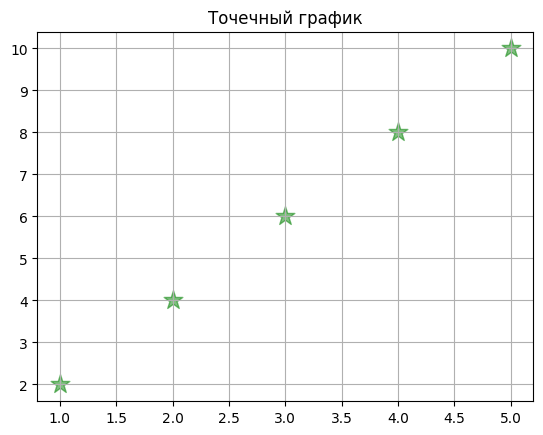
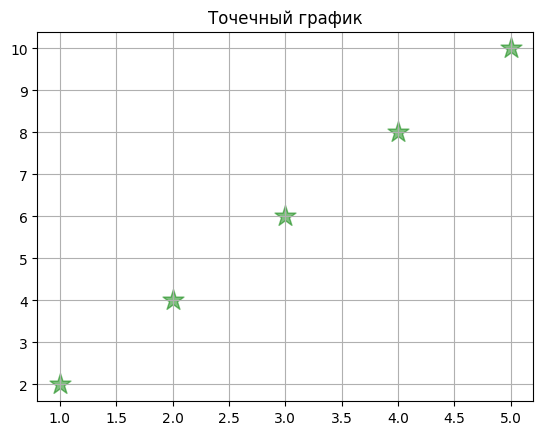
Unified diff of the notebook cell whose output changed from the first chart to the second:
--- before
+++ after
@@ -1,3 +1,3 @@
-plt.scatter(x, y, c='green', marker='*', s=200, alpha=0.5)
+plt.scatter(x, y, c='green', marker='*', s=250, alpha=0.5)
 plt.grid()
 plt.title("Точечный график")

Commit: Создано в Colab